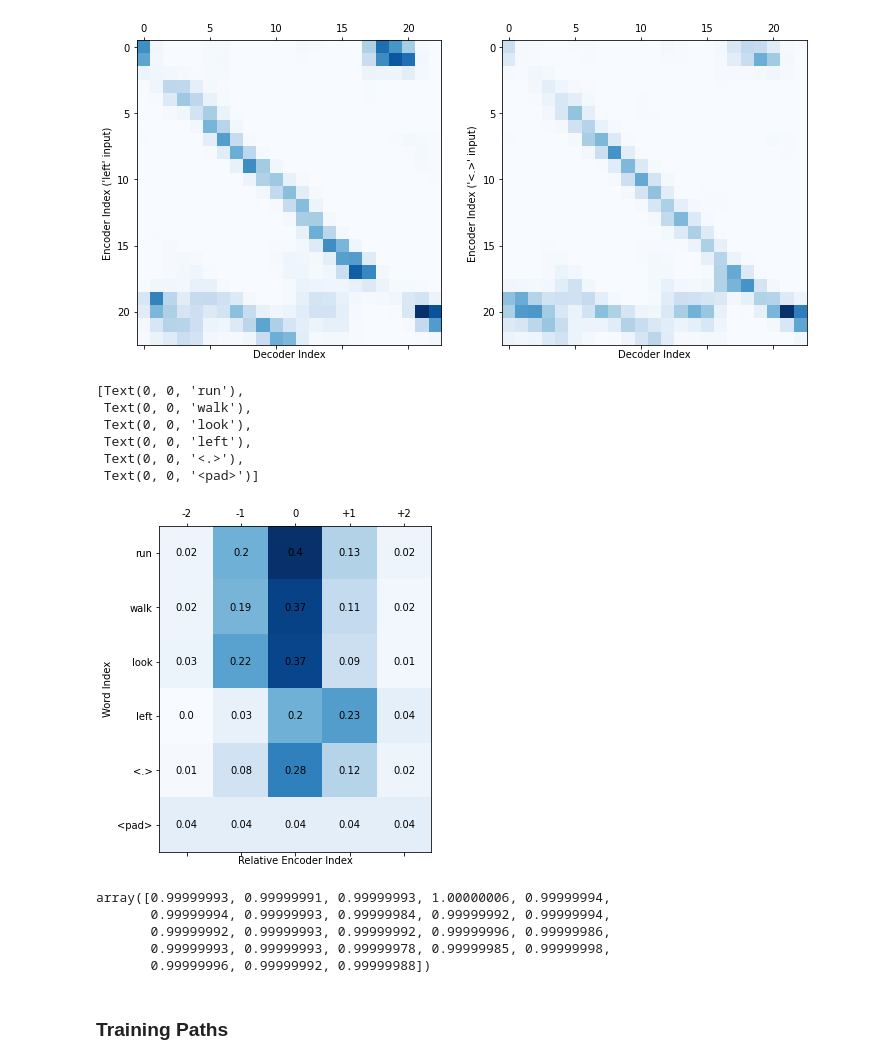
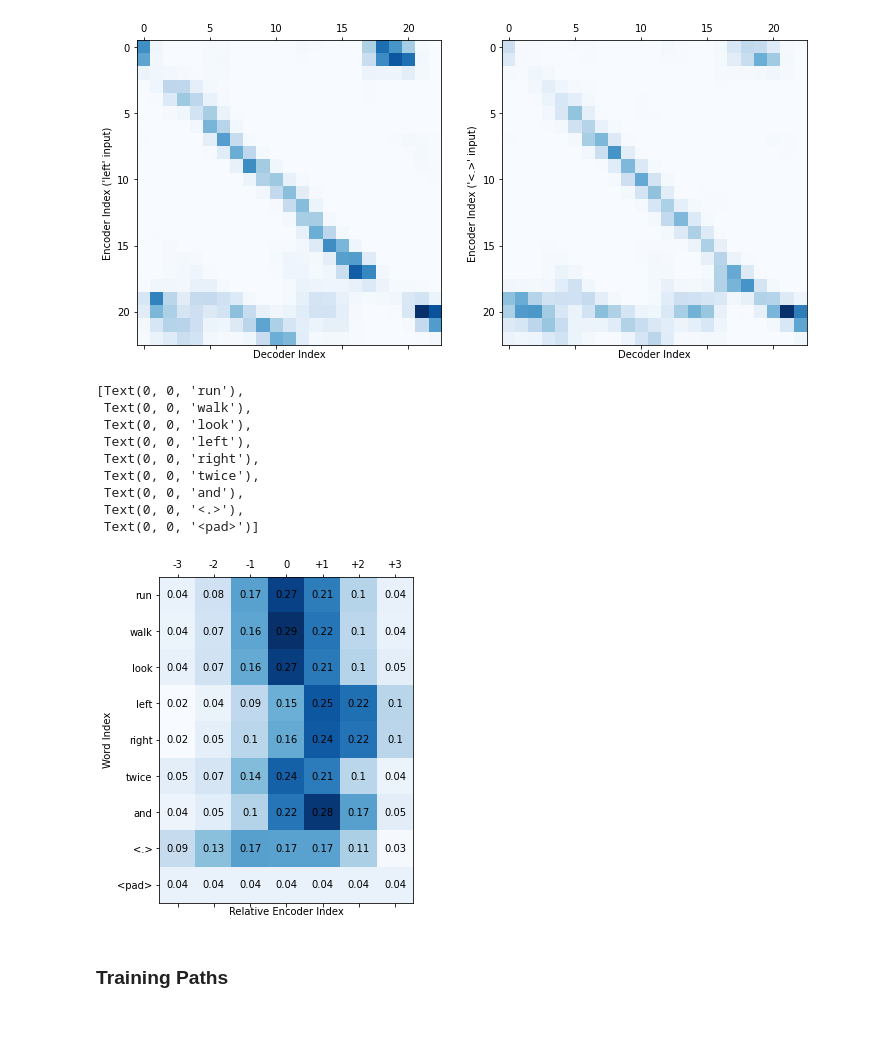
Before and after one commit to kaitken17/understand_nlp, a Jupyter notebook: sythetic_analysis_seq2seq.ipynb, the cells around one changed output. Saved outputs shown, nothing was run; the diff lists cells and outputs as text; code cells hidden in the pictures; blank space fills up the shorter version.

```diff
--- a/sythetic_analysis_seq2seq.ipynb
+++ b/sythetic_analysis_seq2seq.ipynb
@@ -1509,7 +1486,7 @@ train_params = {
   'num_batchs': 1000,                    # Total number of batches to train on.
   'print_every': 100,                     # Print training informatino every so often
 
-  'n_datasets': 6,                           # Number of new train sets to generate total (this is slow)
+  'n_datasets': 5,                           # Number of new train sets to generate total (this is slow)
   'epochs': 2,                               # How many times to go through each train set completely
   'test_set_size': 200,
 }
@@ -1885,7 +1862,7 @@ print('All list length:', len(hs['all']) ,'// Individual shape:', hs['all'][0].s
 # print('Test Accuracy:', test_acc)
 # rnn_specs['zero_context'] = False
 
-if rnn_specs['arch'] in ['enc_dec_atth']:
+if rnn_specs['arch'] in ['enc_dec_atth'] and not rnn_specs['zero_context']:
   if rnn_specs['ro_bias']: raise NotImplementedError
   hidden_split = rnn_specs['hidden_size']
   readout = readout_params[hidden_split:, :len(toy_params['out_words_pp'])].T # Ignores padded dimensions
@@ -1895,7 +1872,6 @@ else:
   if rnn_specs['ro_bias']:
     wO, bO = readout_params
   else:
-    wO = readout_params
-  readout = wO.T
+    readout = readout_params[:, :len(toy_params['out_words_pp'])].T
 print('Readout shape:', readout.shape)
 # %% [output]
@@ -1989,8 +1966,8 @@ plt.figure(figsize=(8, 8))
 pc1 = 0
 pc2 = 1
 
-state_colors = ['firebrick', 'darkgreen', 'blue', 'darkorange', 'm', 'deeppink', 'gray', 'k']
-state_colors_light = ['salmon', 'limegreen', 'cornflowerblue', 'bisque']
+state_colors = ['firebrick', 'darkgreen', 'blue', 'darkorange', 'm', 'deeppink', 'gray', 'k', 'r', 'g', 'b']
+state_colors_light = ['salmon', 'limegreen', 'cornflowerblue', 'bisque', ]
 
 final_hs_idx = 2*toy_params['phrase_length'] if pts_subset == 'all' and not rnn_specs['arch'] == 'one_to_one' else toy_params['phrase_length']
 encode_hs_idx = 0 if pts_subset == 'dec' else input_phrase_len - 1
@@ -3195,10 +3211,12 @@ fig1, ax1 = plt.subplots(1, 1, figsize=(6, 6))
 fig2, (ax2, ax3) = plt.subplots(1, 2, figsize=(12, 6))
 fig3, (ax4, ax5) = plt.subplots(1, 2, figsize=(12, 6))
 
+##### Plotting for temporal part #####
+
 pts_subset = 'enc'
 
-pc1 = 1
-pc2 = 2
+pc1 = 0
+pc2 = 1
 # pca_avg = PCA(n_components=5)
 if pts_subset == 'enc': # Fits PCA to only enecoder hidden states
   pca_avg = PCA(n_components=np.min([avg_hs[:enc_len].shape[0], rnn_specs['hidden_size']]))
@@ -3220,10 +3238,12 @@ ax1.legend()
 ax1.set_xlabel('PC'+str(pc1)+' (pos_enc)')
 ax1.set_ylabel('PC'+str(pc2)+' (pos_enc)')
 
+##### Plotting for word part #####
+
 pts_subset = 'enc'
 
-pc1 = 1
-pc2 = 2
+pc1 = 2
+pc2 = 3
 
 pca_mod_pe = PCA(n_components=rnn_specs['hidden_size'])
 if pts_subset == 'enc': # Fits PCA to only enecoder hidden states
@@ -3255,7 +3275,7 @@ avg_enc_dir = avg_enc/(np.linalg.norm(avg_enc))
 avg_dec_dir = avg_dec/(np.linalg.norm(avg_dec))
 
 # Plots readout direction
-readout_types = ['att', 'hs']  #'att', 'hs', 'sum'] # 'att' or 'hs'
+readout_types = ['att']  #'att', 'hs', 'sum'] # 'att' or 'hs'
 ro_styles = ['solid', 'dotted', 'dashed']
 for idx in range(len(readout_types)):
   if readout_types[idx] == 'att':
@@ -3471,13 +3491,7 @@ for word, ax in zip(words, axs):
 # %% [output]
 [figure]
 # %%
-# Encoder to compare
-words = ['run', '<.>'] #['<.>', 'left']
-
-# Decoder to compare to
-dec_seq_word = '<avg>'
-
-look_dist = 2 # How many squares to look ahead/behind
+look_dist = 3 # How many squares to look ahead/behind
 enc_len = hs_data['inputs'][0].shape[0]
 dec_len = hs_data['labels'][0].shape[0]
 
@@ -3498,42 +3512,37 @@ for word_idx in range(len(toy_params['in_words_pp'])):
       attn_matrix[h_idx, :, seq_idx] = softmax(np.dot(enc_seq, hs['all'][h_idx][enc_len + seq_idx]))
 
   attn_matrix = np.mean(attn_matrix, axis=0)
 
   relative_aligns_word = np.zeros((dec_len-2*look_dist, 2*look_dist + 1))
   for dec_idx in range(look_dist, dec_len-look_dist): # Each decoder location for a given look_dist
     relative_aligns_word[dec_idx - look_dist] = attn_matrix[dec_idx - look_dist:dec_idx + look_dist + 1, dec_idx]
 
   relative_aligns[word_idx] = np.mean(relative_aligns_word , axis=0)
 
 ax1.matshow(relative_aligns, cmap=plt.cm.Blues)
 ax1.set_ylabel('Word Index')
 ax1.set_xlabel('Relative Encoder Index')
 
 for i in range(relative_aligns.shape[1]):
   for j in range(relative_aligns.shape[0]):
     c = relative_aligns[j,i]
     ax1.text(i, j, str(round(c, 2)), va='center', ha='center')
 
 ax1.set_xticks([j for j in range(2*look_dist + 1)])
 ax1.set_yticks([j for j in range(len(toy_params['in_words_pp']))])
 ax1.set_xticklabels([str(i) if i < 1 else '+' + str(i) for i in range(-look_dist, look_dist+1) ], rotation=0)
 ax1.set_yticklabels(toy_params['in_words_pp'], rotation=0)
 # %% [output]
 [Text(0, 0, 'run'),
  Text(0, 0, 'walk'),
  Text(0, 0, 'look'),
  Text(0, 0, 'left'),
+ Text(0, 0, 'right'),
+ Text(0, 0, 'twice'),
+ Text(0, 0, 'and'),
  Text(0, 0, '<.>'),
  Text(0, 0, '<pad>')]
-[figure, old version]
+[figure, new version]
-# %%
-np.sum(attn_matrix, axis=0)
-# %% [output]
-array([0.99999993, 0.99999991, 0.99999993, 1.00000006, 0.99999994,
-       0.99999994, 0.99999993, 0.99999984, 0.99999992, 0.99999994,
-       0.99999992, 0.99999993, 0.99999992, 0.99999996, 0.99999986,
-       0.99999993, 0.99999993, 0.99999978, 0.99999985, 0.99999998,
-       0.99999996, 0.99999992, 0.99999988])
 # %% [markdown]
 ### Training Paths
 # %% [markdown]
```
Also changed, not shown: parts of 22 cells of this notebook.
